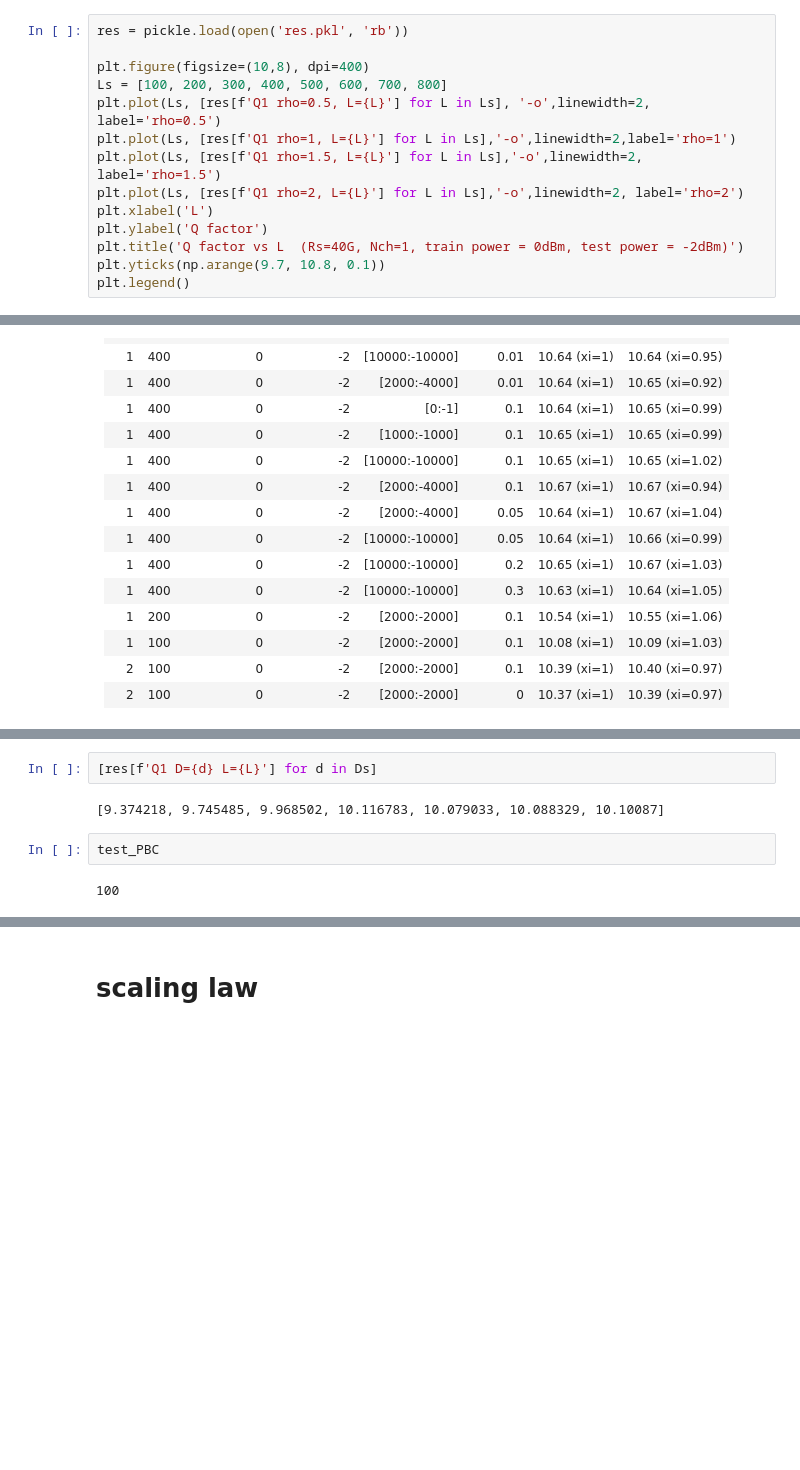
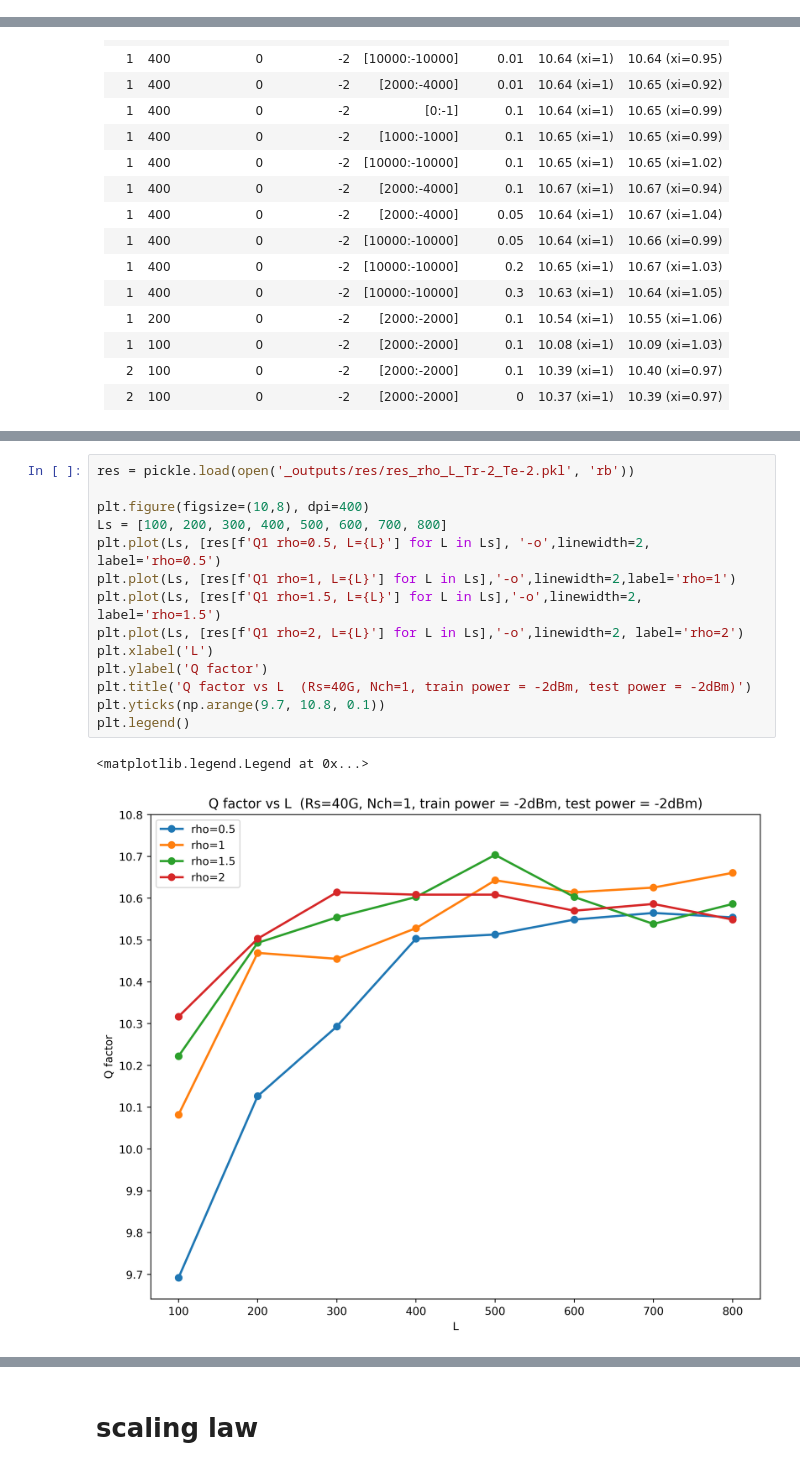
Before and after one commit to xinyuxiao113/TorchFiber, a Jupyter notebook: 0307_regression.ipynb, the cells around one changed output, grey strips where cells are left out. Saved outputs shown, nothing was run; the diff lists cells and outputs as text; blank space fills up the shorter version.

```diff
--- a/0307_regression.ipynb
+++ b/0307_regression.ipynb
@@ -203,14 +54,0 @@ Qm, Q1, xi
-# %%
-res = pickle.load(open('res.pkl', 'rb'))
-
-plt.figure(figsize=(10,8), dpi=400)
-Ls = [100, 200, 300, 400, 500, 600, 700, 800]
-plt.plot(Ls, [res[f'Q1 rho=0.5, L={L}'] for L in Ls], '-o',linewidth=2, label='rho=0.5')
-plt.plot(Ls, [res[f'Q1 rho=1, L={L}'] for L in Ls],'-o',linewidth=2,label='rho=1')
-plt.plot(Ls, [res[f'Q1 rho=1.5, L={L}'] for L in Ls],'-o',linewidth=2, label='rho=1.5')
-plt.plot(Ls, [res[f'Q1 rho=2, L={L}'] for L in Ls],'-o',linewidth=2, label='rho=2')
-plt.xlabel('L')
-plt.ylabel('Q factor')
-plt.title('Q factor vs L  (Rs=40G, Nch=1, train power = 0dBm, test power = -2dBm)')
-plt.yticks(np.arange(9.7, 10.8, 0.1))
-plt.legend()
@@ -307,8 +91,17 @@ def test_PBC(rho, L, lamb_l2=0.1, s=2000, e=-2000, k=1):
-# %%
-[res[f'Q1 D={d} L={L}'] for d in Ds]
-# %% [output]
-[9.374218, 9.745485, 9.968502, 10.116783, 10.079033, 10.088329, 10.10087]
-# %%
-test_PBC
-# %% [output]
-100
+# %%
+res = pickle.load(open('_outputs/res/res_rho_L_Tr-2_Te-2.pkl', 'rb'))
+
+plt.figure(figsize=(10,8), dpi=400)
+Ls = [100, 200, 300, 400, 500, 600, 700, 800]
+plt.plot(Ls, [res[f'Q1 rho=0.5, L={L}'] for L in Ls], '-o',linewidth=2, label='rho=0.5')
+plt.plot(Ls, [res[f'Q1 rho=1, L={L}'] for L in Ls],'-o',linewidth=2,label='rho=1')
+plt.plot(Ls, [res[f'Q1 rho=1.5, L={L}'] for L in Ls],'-o',linewidth=2, label='rho=1.5')
+plt.plot(Ls, [res[f'Q1 rho=2, L={L}'] for L in Ls],'-o',linewidth=2, label='rho=2')
+plt.xlabel('L')
+plt.ylabel('Q factor')
+plt.title('Q factor vs L  (Rs=40G, Nch=1, train power = -2dBm, test power = -2dBm)')
+plt.yticks(np.arange(9.7, 10.8, 0.1))
+plt.legend()
+# %% [output]
+<matplotlib.legend.Legend at 0x...>
+[figure, added]
```
Also changed, not shown: parts of 17 cells of this notebook, 3 other files.
